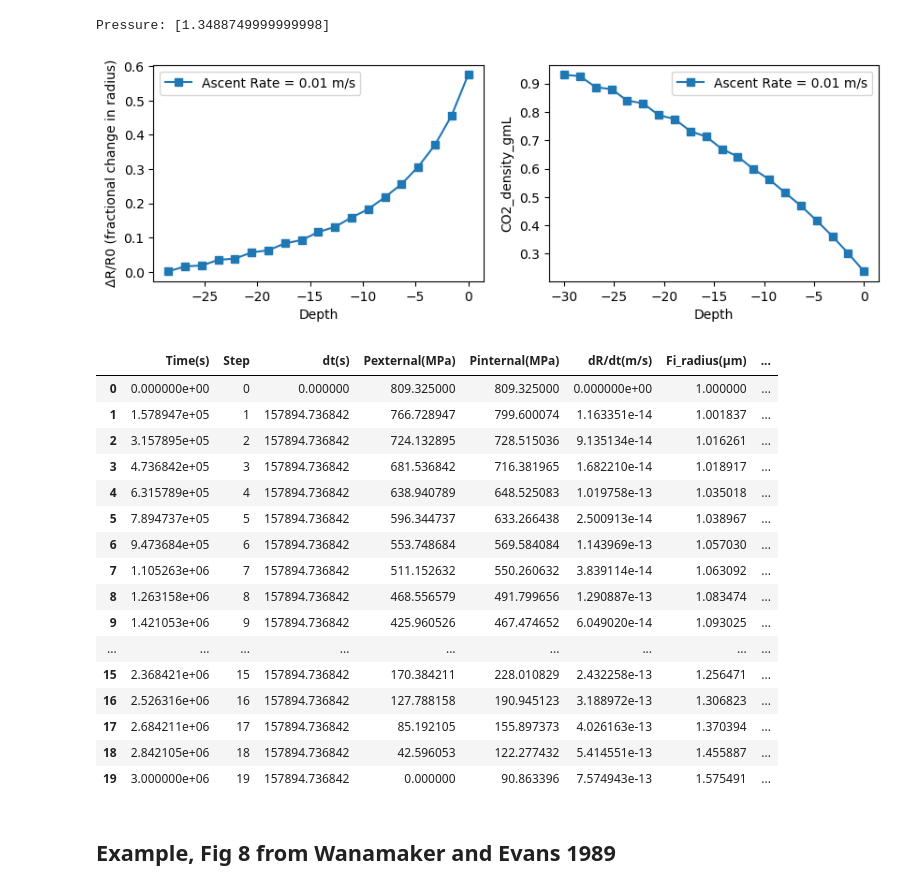
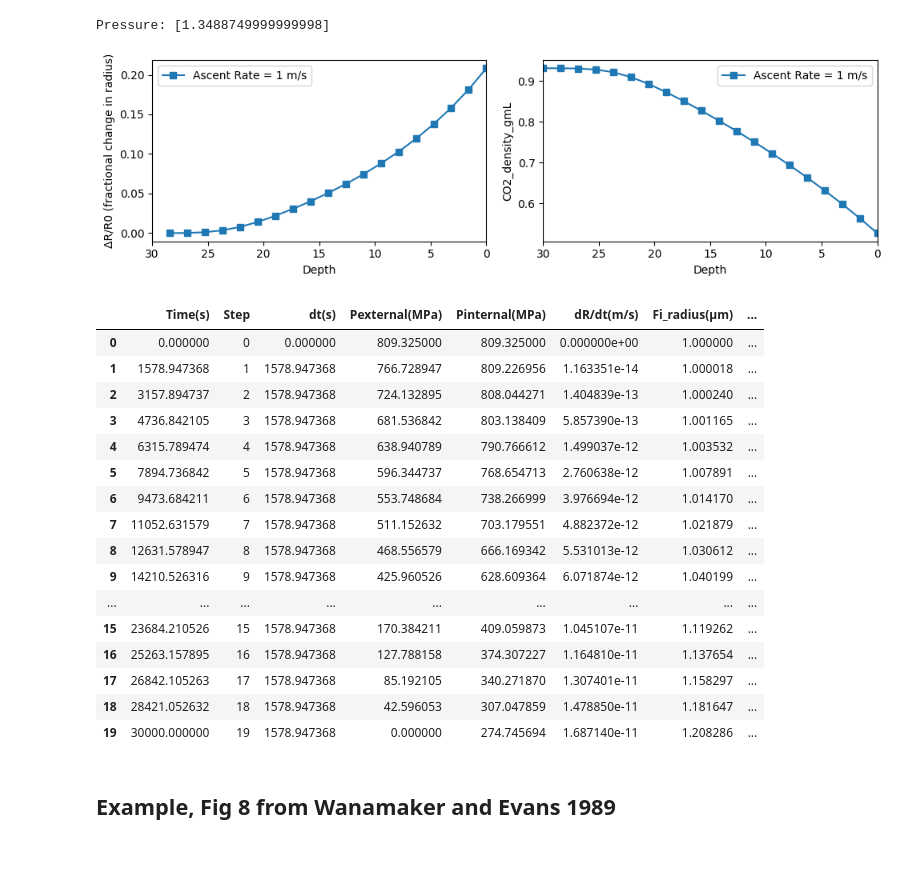
Before and after one commit to cljdevitre/FIstretch, a Jupyter notebook: docs/source/Examples/Wanamaker_model_example.ipynb, the cells around one changed output. Saved outputs shown, nothing was run; the diff lists cells and outputs as text; code cells hidden in the pictures; blank space fills up the shorter version.

Commit message:
Removed negative from depth values on plot

```diff
--- a/docs/source/Examples/Wanamaker_model_example.ipynb
+++ b/docs/source/Examples/Wanamaker_model_example.ipynb
@@ -25,42 +26,42 @@ Pressure: [1.3488749999999998]
 # %%
 ## Let's set the initial conditions
 T = 1400 + 273.15  # Temperature in Kelvin
 
 # Radius in m and ascent rate in m/s
 R0 = 1 * 10**-6  # Initial value of R (radius of the FI in m)
 b=1000*R0 # distance to the crystal edge, Wanamaker uses R0/b=1/1000
-ascent_rate_ms=0.01 #m/s
+ascent_rate_ms=1 #m/s
 
 depth_path_ini_fin_step=[30,0,20] #This defines the starting depth, ending depth and the number of steps in the path. More steps is better, especially for slow ascent rates.
 
 crustal_model_config=relax.config_crustalmodel(crust_dens_kgm3=2750)#the configuration of your crustal model
 
 EOS='SW96' # Equation of state for CO2 (SW96 or SP94)
 plotfig=True # Whether to plot the figure or not
 
 resultsSW96 = relax.stretch_in_ascent(R=R0, b=b,T=T,ascent_rate_ms=ascent_rate_ms,crustal_model_config=crustal_model_config,
                                                  depth_path_ini_fin_step=depth_path_ini_fin_step,EOS=EOS,plotfig=plotfig,update_b=False,report_results='fullpath')
 
 resultsSW96
 # %% [output]
-[figure, old version]
+[figure, new version]
 |  | Time(s) | Step | dt(s) | Pexternal(MPa) | Pinternal(MPa) | dR/dt(m/s) | Fi_radius(μm) | ... |
-| 0 | 0.000000e+00 | 0 | 0.000000 | 809.325000 | 809.325000 | 0.000000e+00 | 1.000000 | ... |
-| 1 | 1.578947e+05 | 1 | 157894.736842 | 766.728947 | 799.600074 | 1.163351e-14 | 1.001837 | ... |
-| 2 | 3.157895e+05 | 2 | 157894.736842 | 724.132895 | 728.515036 | 9.135134e-14 | 1.016261 | ... |
-| 3 | 4.736842e+05 | 3 | 157894.736842 | 681.536842 | 716.381965 | 1.682210e-14 | 1.018917 | ... |
-| 4 | 6.315789e+05 | 4 | 157894.736842 | 638.940789 | 648.525083 | 1.019758e-13 | 1.035018 | ... |
-| 5 | 7.894737e+05 | 5 | 157894.736842 | 596.344737 | 633.266438 | 2.500913e-14 | 1.038967 | ... |
-| 6 | 9.473684e+05 | 6 | 157894.736842 | 553.748684 | 569.584084 | 1.143969e-13 | 1.057030 | ... |
-| 7 | 1.105263e+06 | 7 | 157894.736842 | 511.152632 | 550.260632 | 3.839114e-14 | 1.063092 | ... |
-| 8 | 1.263158e+06 | 8 | 157894.736842 | 468.556579 | 491.799656 | 1.290887e-13 | 1.083474 | ... |
-| 9 | 1.421053e+06 | 9 | 157894.736842 | 425.960526 | 467.474652 | 6.049020e-14 | 1.093025 | ... |
+| 0 | 0.000000 | 0 | 0.000000 | 809.325000 | 809.325000 | 0.000000e+00 | 1.000000 | ... |
+| 1 | 1578.947368 | 1 | 1578.947368 | 766.728947 | 809.226956 | 1.163351e-14 | 1.000018 | ... |
+| 2 | 3157.894737 | 2 | 1578.947368 | 724.132895 | 808.044271 | 1.404839e-13 | 1.000240 | ... |
+| 3 | 4736.842105 | 3 | 1578.947368 | 681.536842 | 803.138409 | 5.857390e-13 | 1.001165 | ... |
+| 4 | 6315.789474 | 4 | 1578.947368 | 638.940789 | 790.766612 | 1.499037e-12 | 1.003532 | ... |
+| 5 | 7894.736842 | 5 | 1578.947368 | 596.344737 | 768.654713 | 2.760638e-12 | 1.007891 | ... |
+| 6 | 9473.684211 | 6 | 1578.947368 | 553.748684 | 738.266999 | 3.976694e-12 | 1.014170 | ... |
+| 7 | 11052.631579 | 7 | 1578.947368 | 511.152632 | 703.179551 | 4.882372e-12 | 1.021879 | ... |
+| 8 | 12631.578947 | 8 | 1578.947368 | 468.556579 | 666.169342 | 5.531013e-12 | 1.030612 | ... |
+| 9 | 14210.526316 | 9 | 1578.947368 | 425.960526 | 628.609364 | 6.071874e-12 | 1.040199 | ... |
 | ... | ... | ... | ... | ... | ... | ... | ... | ... |
-| 15 | 2.368421e+06 | 15 | 157894.736842 | 170.384211 | 228.010829 | 2.432258e-13 | 1.256471 | ... |
-| 16 | 2.526316e+06 | 16 | 157894.736842 | 127.788158 | 190.945123 | 3.188972e-13 | 1.306823 | ... |
-| 17 | 2.684211e+06 | 17 | 157894.736842 | 85.192105 | 155.897373 | 4.026163e-13 | 1.370394 | ... |
-| 18 | 2.842105e+06 | 18 | 157894.736842 | 42.596053 | 122.277432 | 5.414551e-13 | 1.455887 | ... |
-| 19 | 3.000000e+06 | 19 | 157894.736842 | 0.000000 | 90.863396 | 7.574943e-13 | 1.575491 | ... |
+| 15 | 23684.210526 | 15 | 1578.947368 | 170.384211 | 409.059873 | 1.045107e-11 | 1.119262 | ... |
+| 16 | 25263.157895 | 16 | 1578.947368 | 127.788158 | 374.307227 | 1.164810e-11 | 1.137654 | ... |
+| 17 | 26842.105263 | 17 | 1578.947368 | 85.192105 | 340.271870 | 1.307401e-11 | 1.158297 | ... |
+| 18 | 28421.052632 | 18 | 1578.947368 | 42.596053 | 307.047859 | 1.478850e-11 | 1.181647 | ... |
+| 19 | 30000.000000 | 19 | 1578.947368 | 0.000000 | 274.745694 | 1.687140e-11 | 1.208286 | ... |
 # %% [markdown]
 ## Example, Fig 8 from Wanamaker and Evans 1989
 # %%
```
Also changed, not shown: parts of 2 cells of this notebook, 1 other file.
